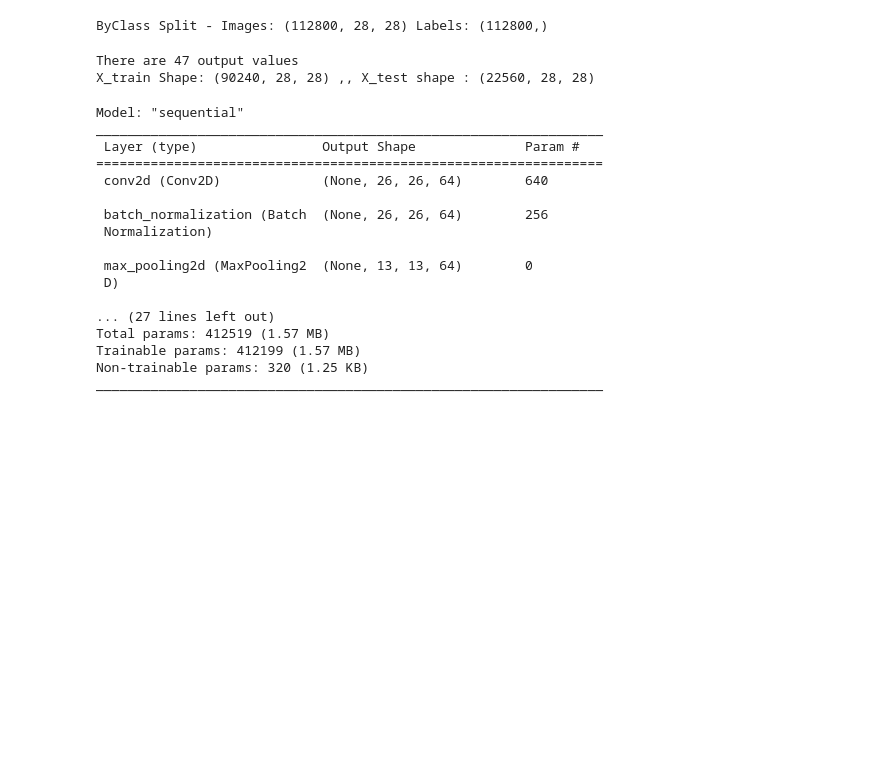
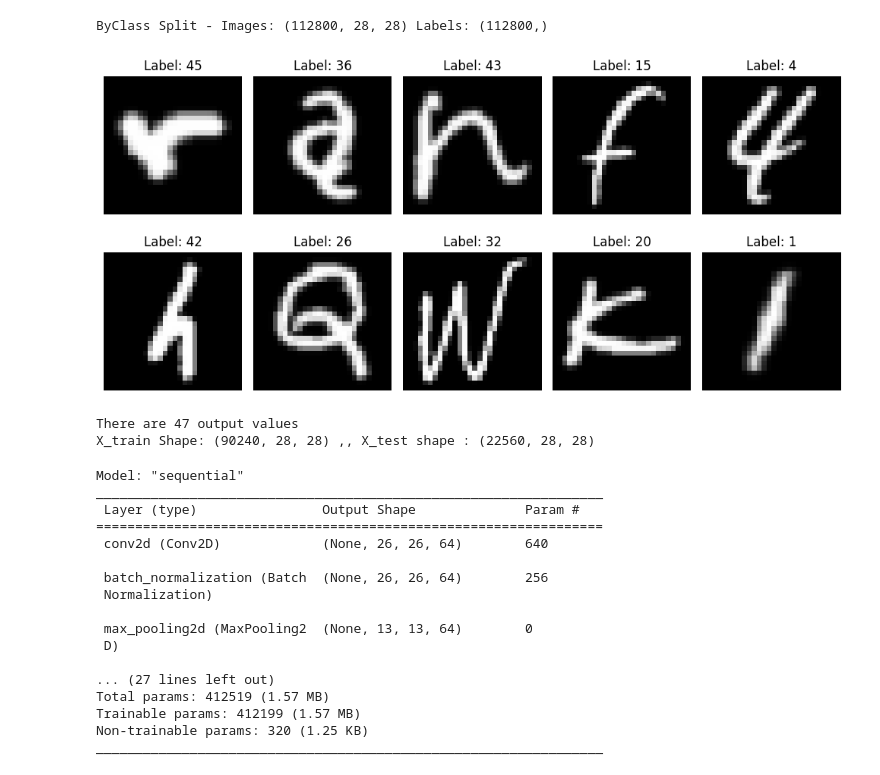
Before and after one commit to BGuragain1/Handwritten-Digit-Recognition-and-Form-data-extraction, a Jupyter notebook: Model Creation/digit-letter-prediction.ipynb, the cells around one changed output. Saved outputs shown, nothing was run; the diff lists cells and outputs as text; code cells hidden in the pictures; blank space fills up the shorter version.

```diff
--- a/Model Creation/digit-letter-prediction.ipynb
+++ b/Model Creation/digit-letter-prediction.ipynb
@@ -27,6 +25,17 @@ images_balanced, labels_balanced = emnist.extract_training_samples('balanced')
 print("ByClass Split - Images:", images_balanced.shape, "Labels:", labels_balanced.shape)
 # %% [output]
 ByClass Split - Images: (112800, 28, 28) Labels: (112800,)
+# %%
+plt.figure(figsize=(10, 5))
+for i in range(10):
+    plt.subplot(2, 5, i + 1)
+    plt.imshow(images_balanced[i], cmap='gray')
+    plt.title(f'Label: {labels_balanced[i]}')
+    plt.axis('off')
+plt.tight_layout()
+plt.show()
+# %% [output]
+[figure, added]
 # %%
 def dataPreprocess(images,labels):
 
```
Also changed, not shown: parts of 6 cells of this notebook, 1 other file.
